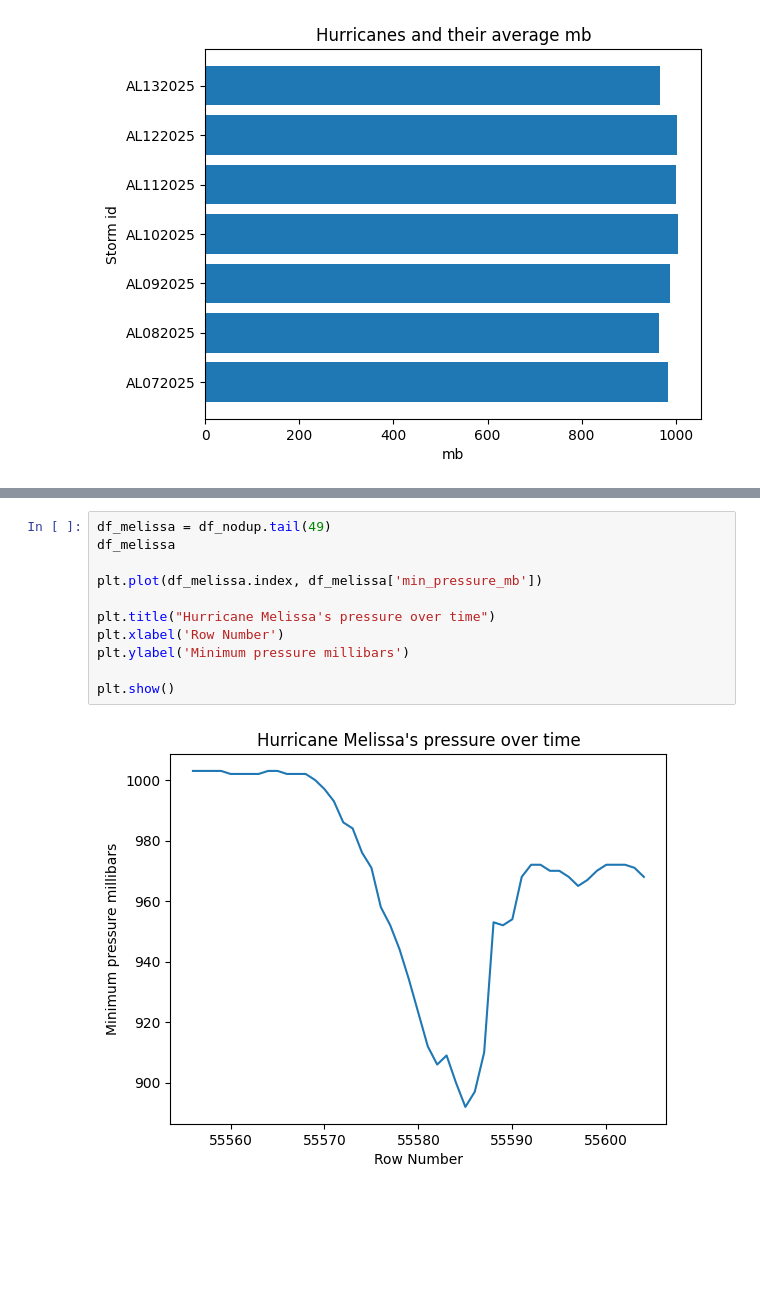
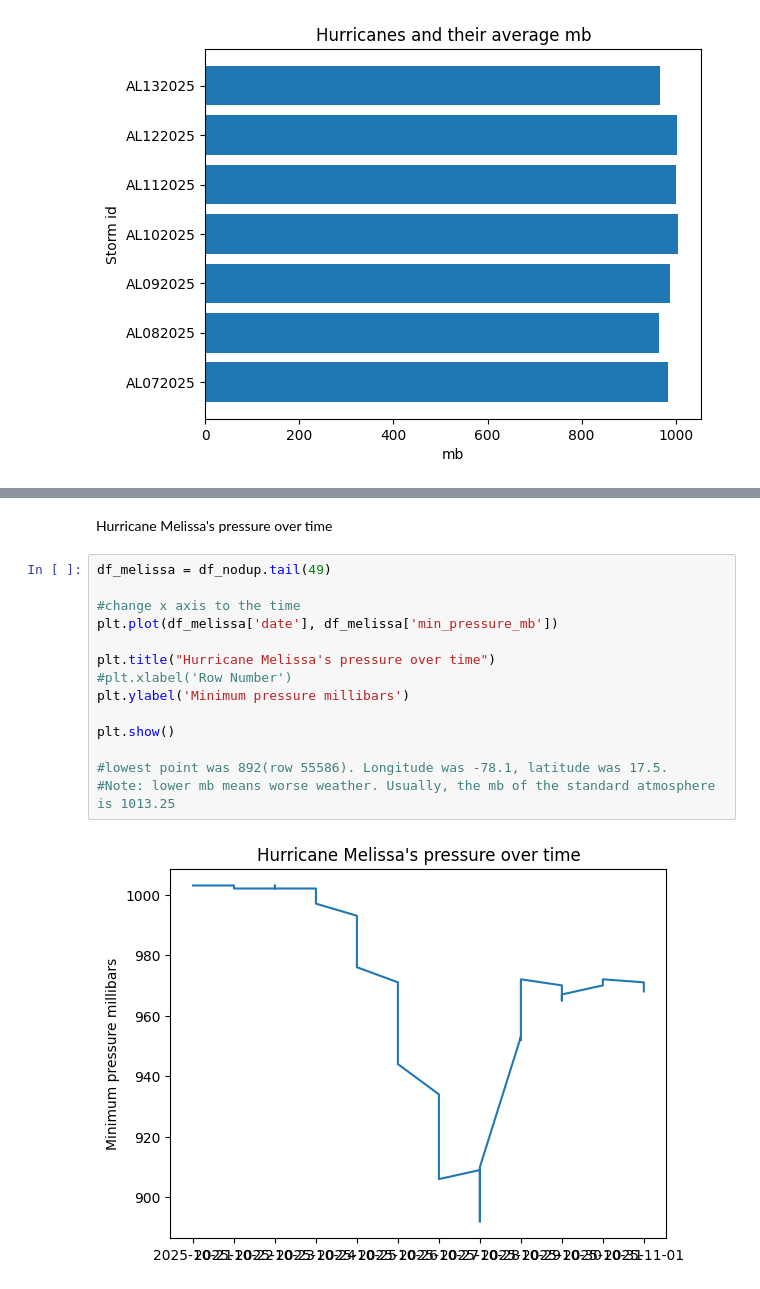
Before and after one commit to Erica4397/for_coding_camp1, a Jupyter notebook: ForCodingCampNotebook.ipynb, the cells around one changed output, grey strips where cells are left out. Saved outputs shown, nothing was run; the diff lists cells and outputs as text; blank space fills up the shorter version.

```diff
--- a/ForCodingCampNotebook.ipynb
+++ b/ForCodingCampNotebook.ipynb
@@ -130,13 +151,18 @@ Text(0, 0.5, 'Storm id')
+# %% [markdown]
+Hurricane Melissa's pressure over time
 # %%
 df_melissa = df_nodup.tail(49)
-df_melissa
 
-plt.plot(df_melissa.index, df_melissa['min_pressure_mb'])
+#change x axis to the time
+plt.plot(df_melissa['date'], df_melissa['min_pressure_mb'])
 
 plt.title("Hurricane Melissa's pressure over time")
-plt.xlabel('Row Number')
+#plt.xlabel('Row Number')
 plt.ylabel('Minimum pressure millibars')
 
 plt.show()
+
+#lowest point was 892(row 55586). Longitude was -78.1, latitude was 17.5.
+#Note: lower mb means worse weather. Usually, the mb of the standard atmosphere is 1013.25
 # %% [output]
-[figure, old version]
+[figure, new version]
```
Also changed, not shown: parts of 4 cells of this notebook.
